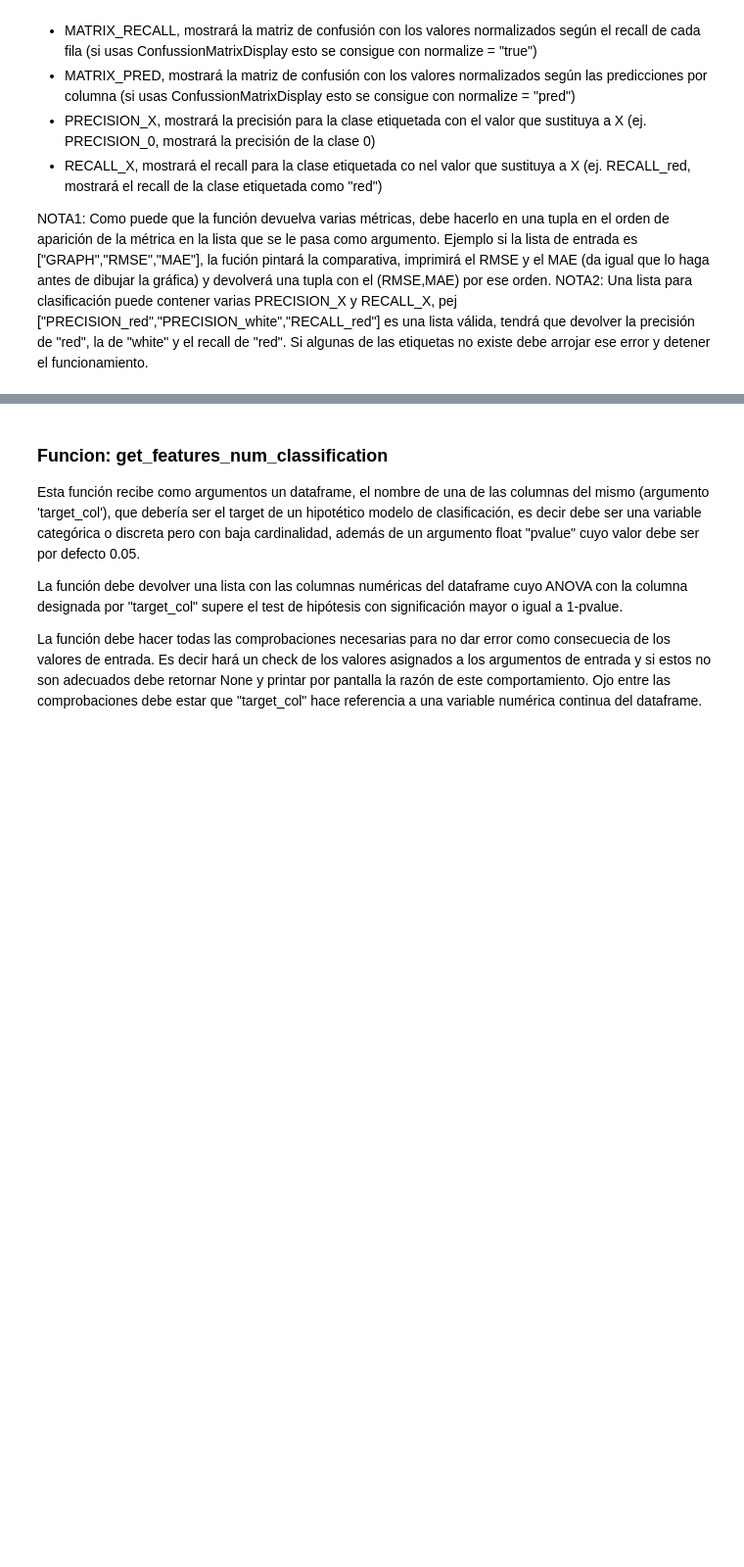
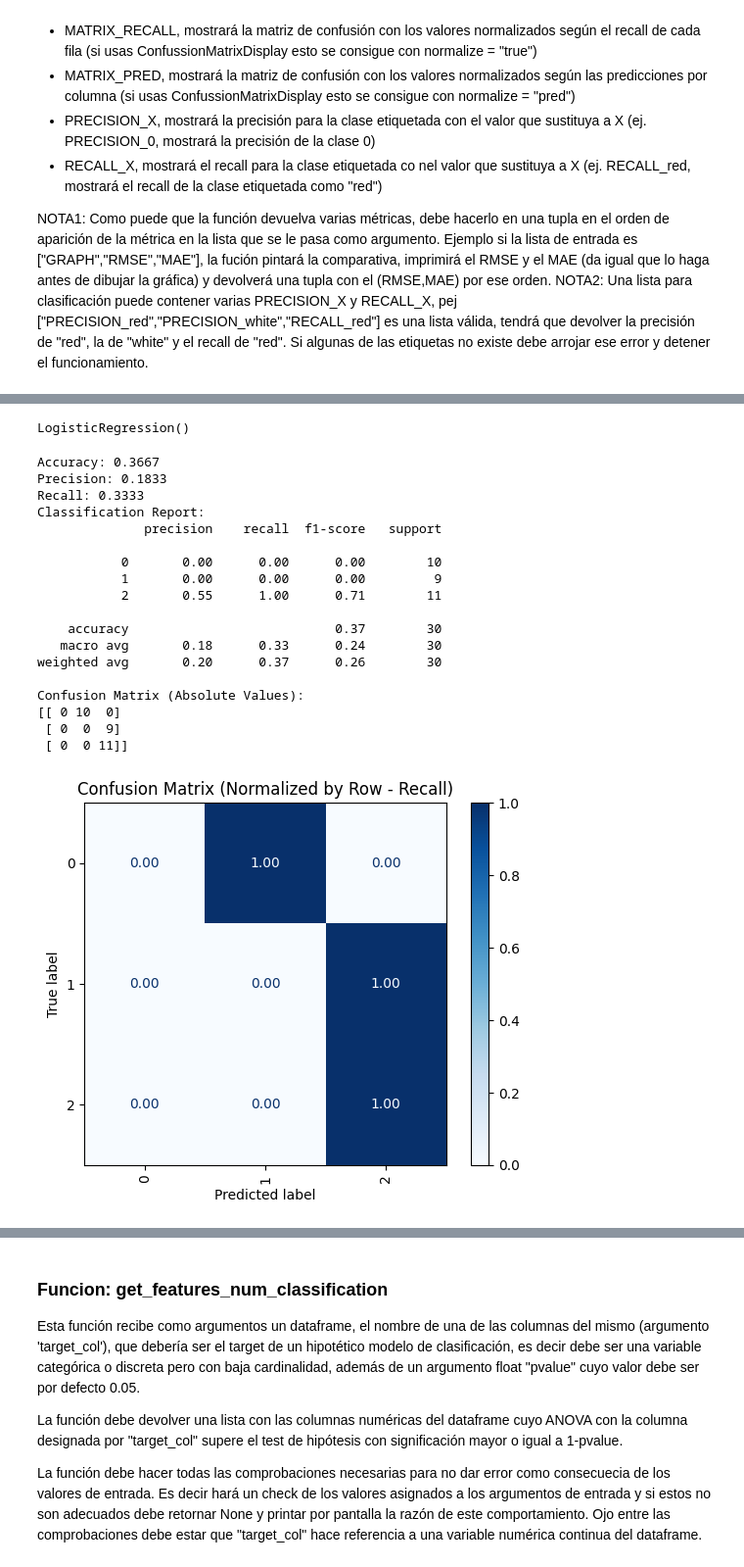
Before and after one commit to jorgegmayorgas/team_challenge_jjj, a Jupyter notebook: Team_Challenge_ToolBox_II.ipynb, the cells around one changed output, grey strips where cells are left out. Shown: that part at 98% size. Cells and saved outputs as stored; diff of their text form; code cells hidden in the pictures; blank space fills up the shorter version.

```diff
--- a/Team_Challenge_ToolBox_II.ipynb
+++ b/Team_Challenge_ToolBox_II.ipynb
@@ -75,0 +141,53 @@ NOTA2: Una lista para clasificación puede contener varias PRECISION_X y RECALL_
+# %%
+iris = datasets.load_iris()
+iris_df = pd.DataFrame(iris.data, columns=iris.feature_names)
+iris_df['target'] = iris.target
+# %%
+train_set, test_set = train_test_split(iris_df, test_size= 0.2, random_state= 42)
+
+X_train = train_set.drop("target", axis = 1)
+X_test = test_set.drop("target", axis = 1)
+y_train = train_set["target"]
+y_test = test_set["target"]
+# %%
+scaler = StandardScaler()
+X_train_scaled = pd.DataFrame(scaler.fit_transform(X_train), columns= X_train.columns)
+X_test_scaled = pd.DataFrame(scaler.transform(X_test), columns= X_test.columns)
+# %%
+model = LogisticRegression()
+
+model.fit(X_train_scaled, y_train)
+# %% [output]
+LogisticRegression()
+# %%
+# Evaluar el modelo en los datos de prueba
+predictions_proba_test = model.predict_proba(X_test)[:, 1]
+
+# Convertir las probabilidades en etiquetas binarias (0 o 1)
+predictions_binary_test = (predictions_proba_test >= 0.5).astype(int)
+
+# Definir métricas que deseas evaluar
+metrics_to_evaluate = 'ACCURACY', 'PRECISION', 'RECALL', 'CLASS_REPORT', 'MATRIX', 'MATRIX_RECALL', 'MATRIX_PRED'
+
+# Evaluar el modelo en los datos de prueba
+evaluation_results = tb.eval_model(X_test, y_test, 'classification', metrics_to_evaluate, model)
+# %% [output]
+Accuracy: 0.3667
+Precision: 0.1833
+Recall: 0.3333
+Classification Report:
+              precision    recall  f1-score   support
+
+           0       0.00      0.00      0.00        10
+           1       0.00      0.00      0.00         9
+           2       0.55      1.00      0.71        11
+
+    accuracy                           0.37        30
+   macro avg       0.18      0.33      0.24        30
+weighted avg       0.20      0.37      0.26        30
+
+Confusion Matrix (Absolute Values):
+[[ 0 10  0]
+ [ 0  0  9]
+ [ 0  0 11]]
+[figure, added]
```
Also changed, not shown: parts of 10 cells of this notebook.
